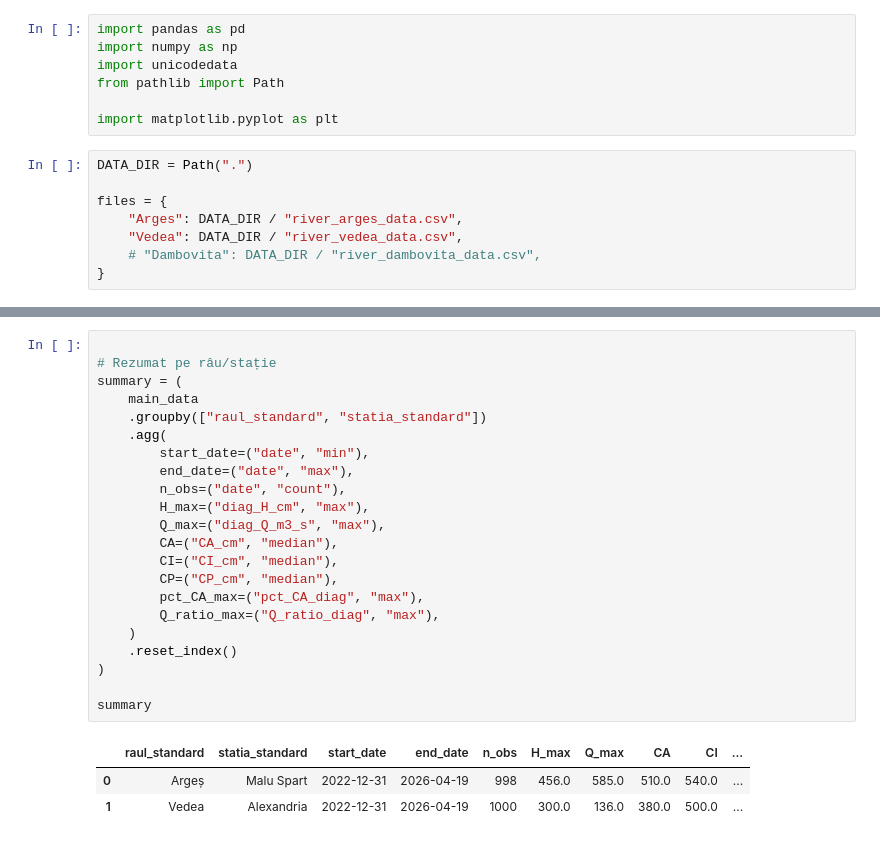
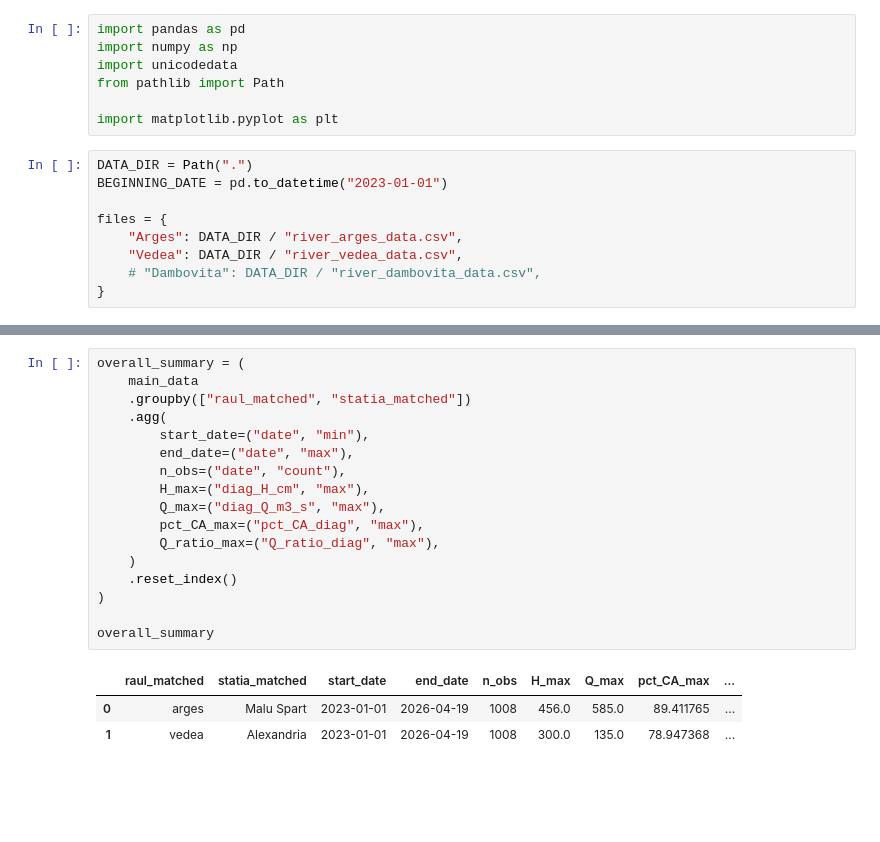
Before and after one commit to vlad-bolovaneanu-ase/hydro-river-data-ocr-reader, a Jupyter notebook: clean_river_data.ipynb, the cells around one changed output, grey strips where cells are left out. Saved outputs shown, nothing was run; the diff lists cells and outputs as text; blank space fills up the shorter version.

```diff
--- a/clean_river_data.ipynb
+++ b/clean_river_data.ipynb
@@ -7,6 +7,7 @@ from pathlib import Path
 import matplotlib.pyplot as plt
 # %%
 DATA_DIR = Path(".")
+BEGINNING_DATE = pd.to_datetime("2023-01-01")
 
 files = {
     "Arges": DATA_DIR / "river_arges_data.csv",
@@ -154,26 +144,21 @@ main_data[["date", "diag_H_cm", "prog_H_cm"]].query("date == '2025-12-25'")
 # %%
-
-# Rezumat pe râu/stație
-summary = (
+overall_summary = (
     main_data
-    .groupby(["raul_standard", "statia_standard"])
+    .groupby(["raul_matched", "statia_matched"])
     .agg(
         start_date=("date", "min"),
         end_date=("date", "max"),
         n_obs=("date", "count"),
         H_max=("diag_H_cm", "max"),
         Q_max=("diag_Q_m3_s", "max"),
-        CA=("CA_cm", "median"),
-        CI=("CI_cm", "median"),
-        CP=("CP_cm", "median"),
         pct_CA_max=("pct_CA_diag", "max"),
         Q_ratio_max=("Q_ratio_diag", "max"),
     )
     .reset_index()
 )
 
-summary
+overall_summary
 # %% [output]
-|  | raul_standard | statia_standard | start_date | end_date | n_obs | H_max | Q_max | CA | CI | ... |
-| 0 | Argeș | Malu Spart | 2022-12-31 | 2026-04-19 | 998 | 456.0 | 585.0 | 510.0 | 540.0 | ... |
-| 1 | Vedea | Alexandria | 2022-12-31 | 2026-04-19 | 1000 | 300.0 | 136.0 | 380.0 | 500.0 | ... |
+|  | raul_matched | statia_matched | start_date | end_date | n_obs | H_max | Q_max | pct_CA_max | ... |
+| 0 | arges | Malu Spart | 2023-01-01 | 2026-04-19 | 1008 | 456.0 | 585.0 | 89.411765 | ... |
+| 1 | vedea | Alexandria | 2023-01-01 | 2026-04-19 | 1008 | 300.0 | 135.0 | 78.947368 | ... |
```
Also changed, not shown: parts of 14 cells of this notebook, 9 other files.
